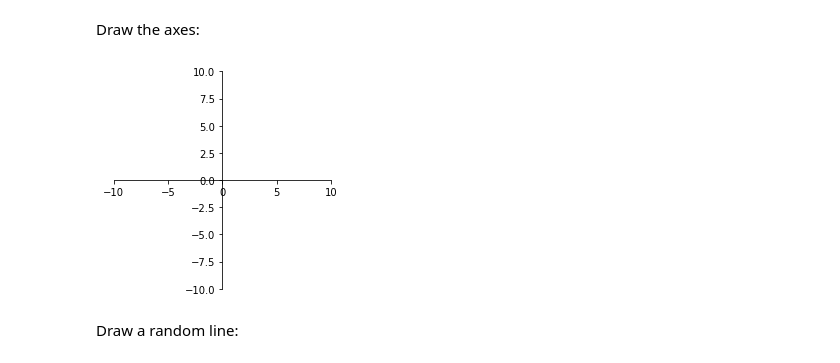
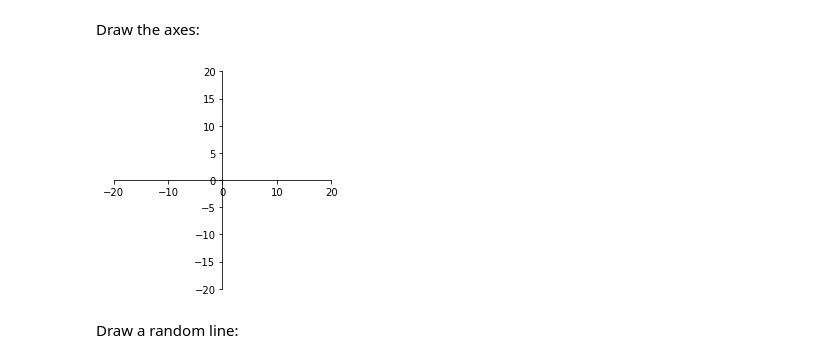
Before and after one commit to mattany/IML, a Jupyter notebook: problem_set_11.ipynb, the cells around one changed output. Saved outputs shown, nothing was run; the diff lists cells and outputs as text; code cells hidden in the pictures.

```diff
--- a/problem_set_11.ipynb
+++ b/problem_set_11.ipynb
@@ -13,24 +13,24 @@ np.random.seed(0)
 # %% [markdown]
 Draw the axes:
 # %%
-pos_dist_size = 10
+pos_dist_size = 20
 def plot_axes():
     fig = plt.figure()
     ax = fig.add_subplot(1, 1, 1)
     plt.xlim(-pos_dist_size, pos_dist_size)
     plt.ylim(-pos_dist_size, pos_dist_size)
     plt.gca().set_aspect('equal', adjustable='box')
 
     # Move left y-axis and bottim x-axis to centre, passing through (0,0)
     ax.spines['left'].set_position('zero')
     ax.spines['bottom'].set_position('zero')
 
     # Eliminate upper and right axes
     ax.spines['right'].set_color('none')
     ax.spines['top'].set_color('none')
 plot_axes()
 # %% [output]
-[figure, old version]
+[figure, new version]
 # %% [markdown]
 Draw a random line:
 # %%
```
Also changed, not shown: parts of 9 cells of this notebook.
